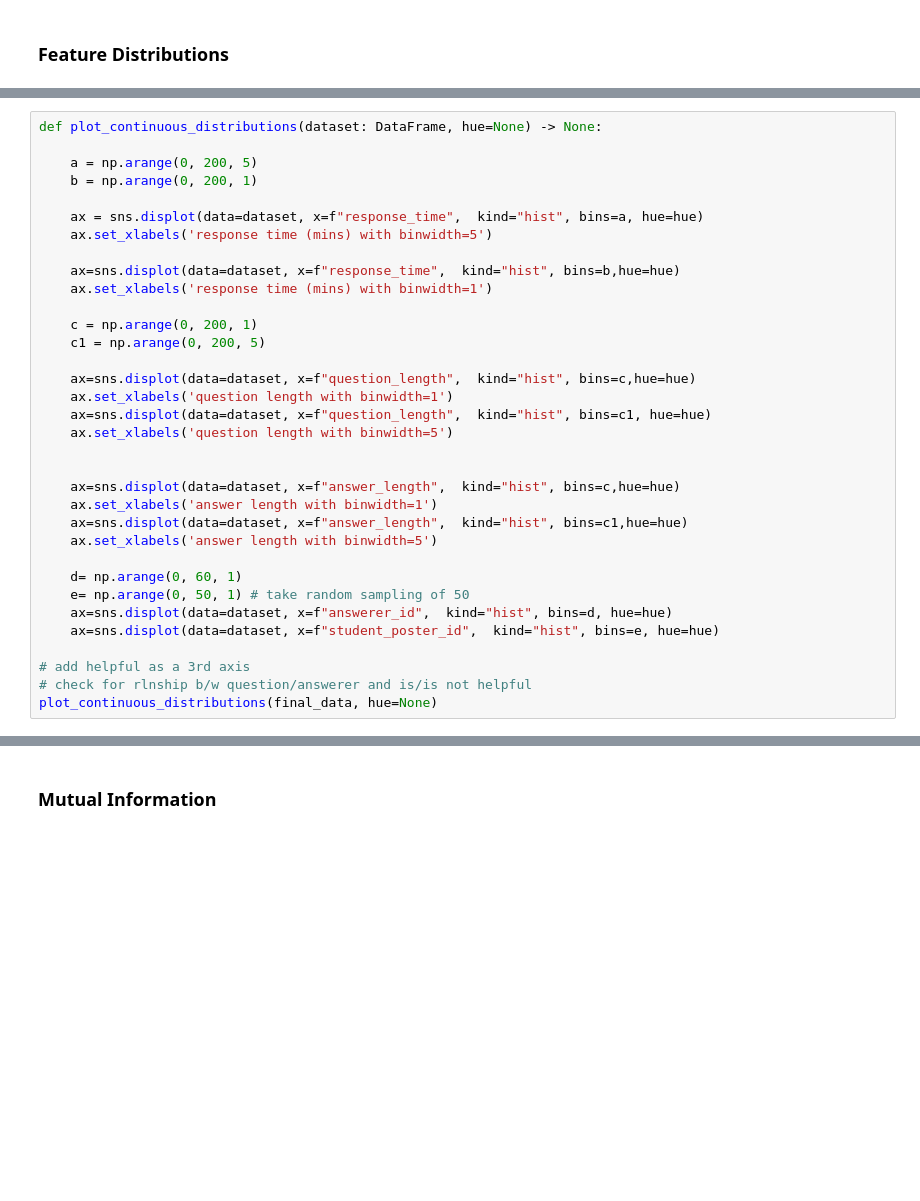
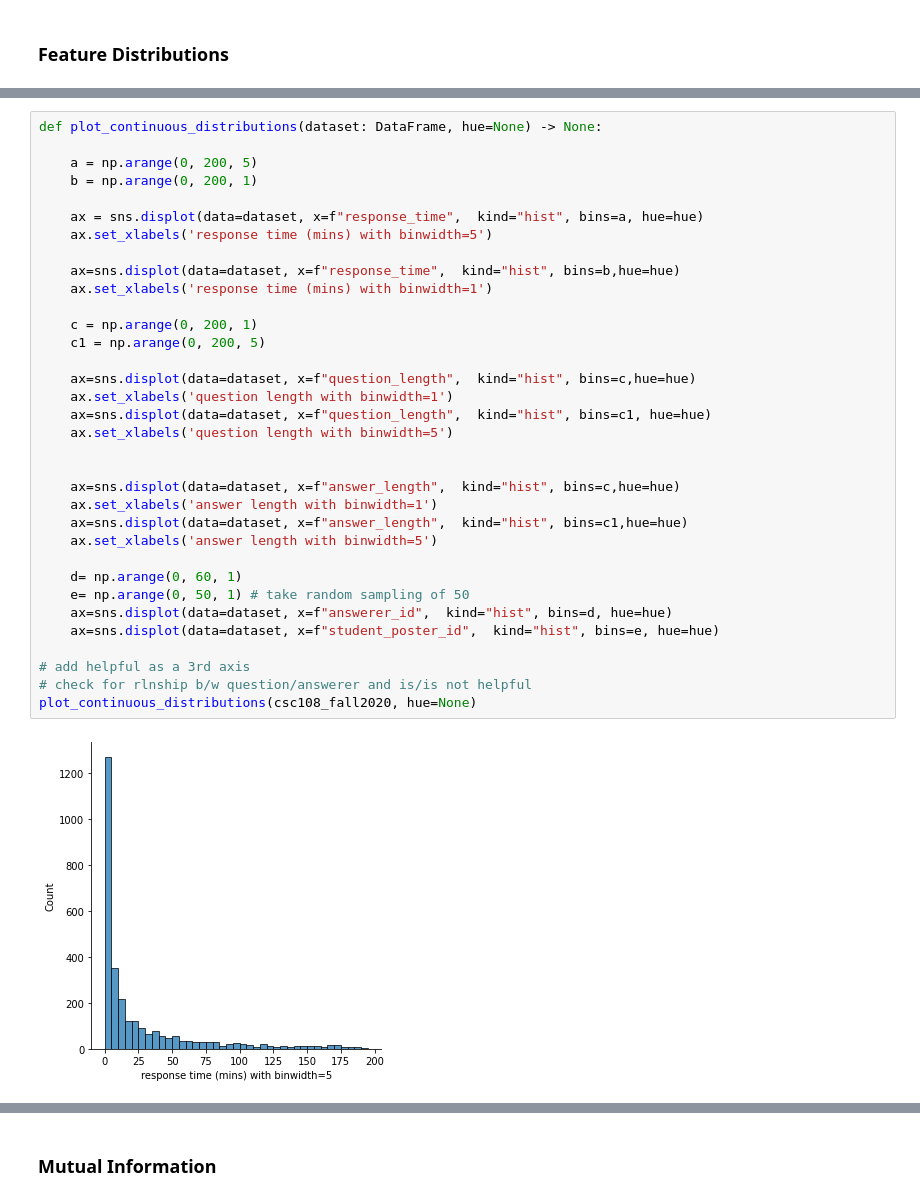
Before and after one commit to PiazzaBot/HelpfulResponses, a Jupyter notebook: data_analysis.ipynb, the cells around one changed output, grey strips where cells are left out. Cells and saved outputs as stored; diff of their text form; blank space fills up the shorter version.

```diff
--- a/data_analysis.ipynb
+++ b/data_analysis.ipynb
@@ -82,31 +116,33 @@ def plot_continuous_distributions(dataset: DataFrame, hue=None) -> None:
     a = np.arange(0, 200, 5)
     b = np.arange(0, 200, 1)
 
     ax = sns.displot(data=dataset, x=f"response_time",  kind="hist", bins=a, hue=hue)
     ax.set_xlabels('response time (mins) with binwidth=5')
 
     ax=sns.displot(data=dataset, x=f"response_time",  kind="hist", bins=b,hue=hue)
     ax.set_xlabels('response time (mins) with binwidth=1')
 
     c = np.arange(0, 200, 1)
     c1 = np.arange(0, 200, 5)
 
     ax=sns.displot(data=dataset, x=f"question_length",  kind="hist", bins=c,hue=hue)
     ax.set_xlabels('question length with binwidth=1')
     ax=sns.displot(data=dataset, x=f"question_length",  kind="hist", bins=c1, hue=hue)
     ax.set_xlabels('question length with binwidth=5')
 
 
     ax=sns.displot(data=dataset, x=f"answer_length",  kind="hist", bins=c,hue=hue)
     ax.set_xlabels('answer length with binwidth=1')
     ax=sns.displot(data=dataset, x=f"answer_length",  kind="hist", bins=c1,hue=hue)
     ax.set_xlabels('answer length with binwidth=5')
 
     d= np.arange(0, 60, 1)
     e= np.arange(0, 50, 1) # take random sampling of 50
     ax=sns.displot(data=dataset, x=f"answerer_id",  kind="hist", bins=d, hue=hue)
     ax=sns.displot(data=dataset, x=f"student_poster_id",  kind="hist", bins=e, hue=hue)
 
 # add helpful as a 3rd axis
 # check for rlnship b/w question/answerer and is/is not helpful
-plot_continuous_distributions(final_data, hue=None)
+plot_continuous_distributions(csc108_fall2020, hue=None)
+# %% [output]
+[figure, added]
```
Also changed, not shown: parts of 12 cells of this notebook.
